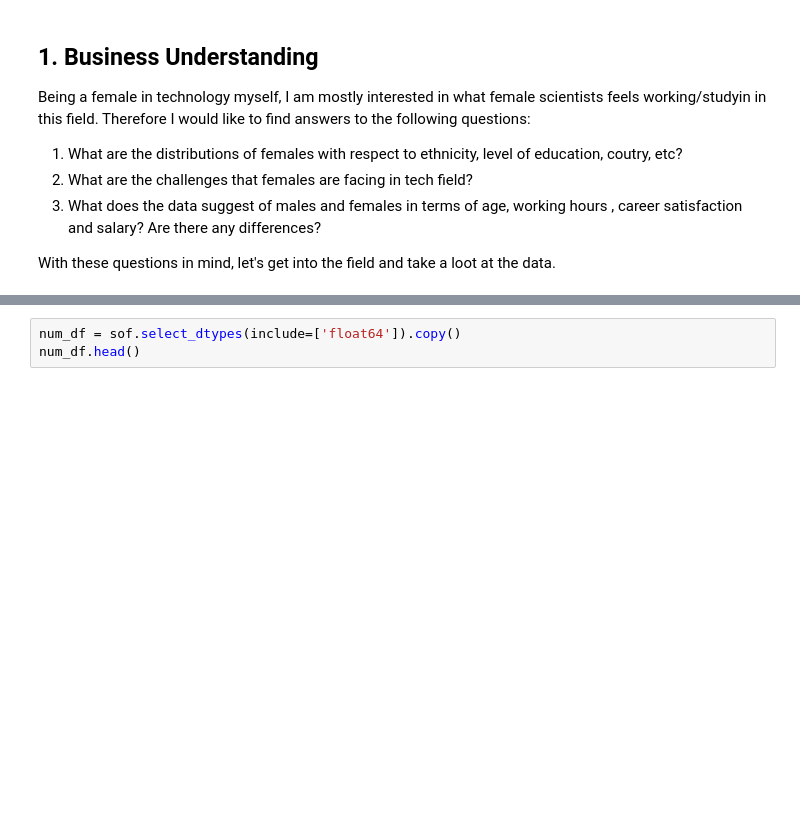
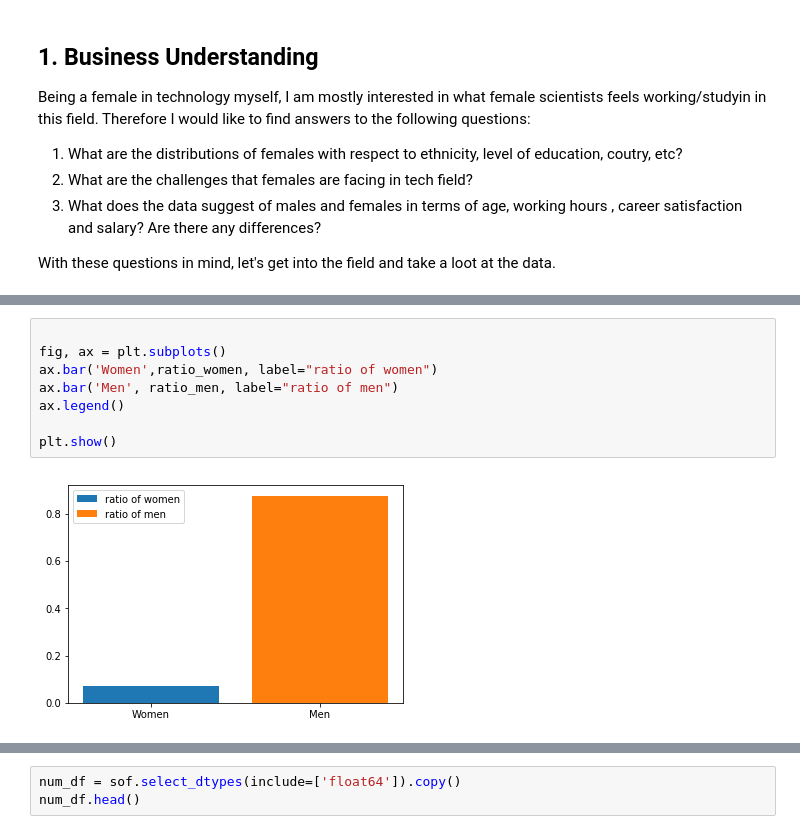
Before and after one commit to Lamasheg/stackoverflow_survey_2019, a Jupyter notebook: stackoverflow_survey.ipynb, the cells around one changed output, grey strips where cells are left out. Saved outputs shown, nothing was run; the diff lists cells and outputs as text; blank space fills up the shorter version.

```diff
--- a/stackoverflow_survey.ipynb
+++ b/stackoverflow_survey.ipynb
@@ -44,0 +86,10 @@ sof.head()
+# %%
+
+fig, ax = plt.subplots()
+ax.bar('Women',ratio_women, label="ratio of women")
+ax.bar('Men', ratio_men, label="ratio of men")
+ax.legend()
+
+plt.show()
+# %% [output]
+[figure, added]
```
Also changed, not shown: parts of 22 cells of this notebook, 1 other file.
